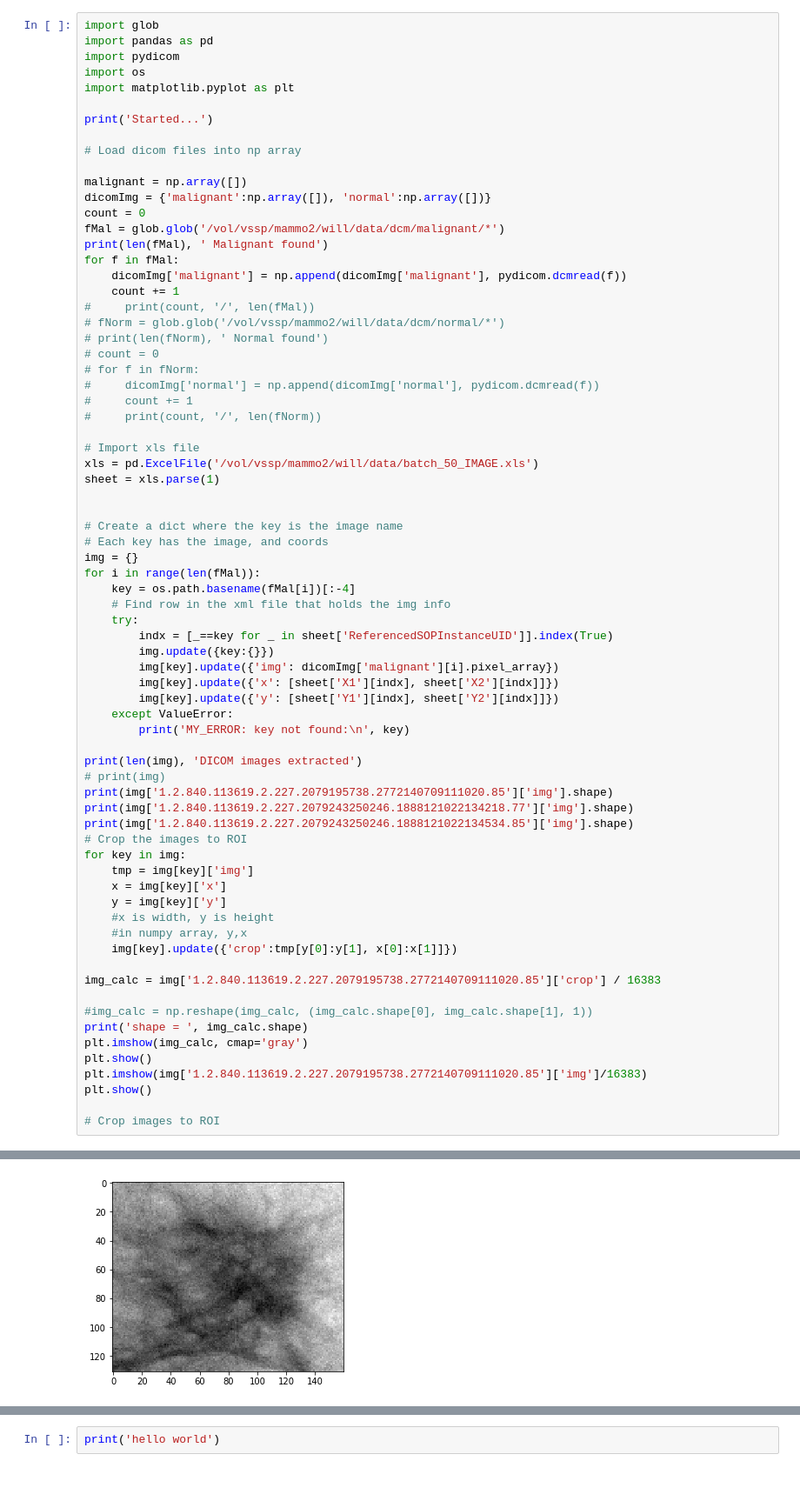
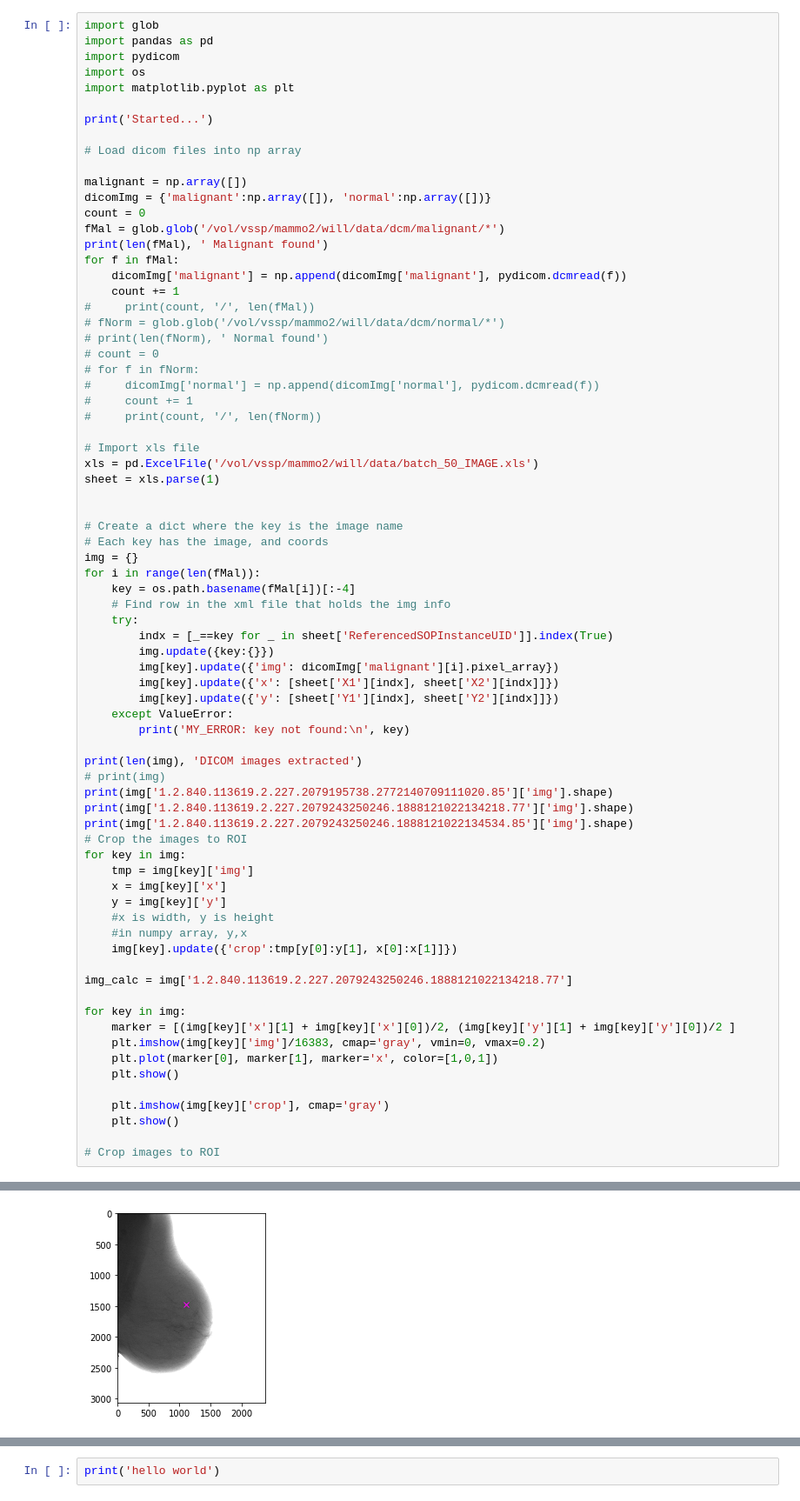
Before and after one commit to Big-Tree/cropDicomToROI, a Jupyter notebook: cropDicom.ipynb, the cells around one changed output, grey strips where cells are left out. Shown at 87% size. Saved outputs shown, nothing was run; the diff lists cells and outputs as text.

Commit message:
Mark cancer locations
Uses the ROI coords to mark the locations of the cancer and then shows
the ROI crop.

```diff
--- a/cropDicom.ipynb
+++ b/cropDicom.ipynb
@@ -60,14 +69,16 @@ for key in img:
     #in numpy array, y,x
     img[key].update({'crop':tmp[y[0]:y[1], x[0]:x[1]]})
 
-img_calc = img['1.2.840.113619.2.227.2079195738.2772140709111020.85']['crop'] / 16383
+img_calc = img['1.2.840.113619.2.227.2079243250246.1888121022134218.77']
 
-#img_calc = np.reshape(img_calc, (img_calc.shape[0], img_calc.shape[1], 1))
-print('shape = ', img_calc.shape)
-plt.imshow(img_calc, cmap='gray')
-plt.show()
-plt.imshow(img['1.2.840.113619.2.227.2079195738.2772140709111020.85']['img']/16383)
-plt.show()
+for key in img:
+    marker = [(img[key]['x'][1] + img[key]['x'][0])/2, (img[key]['y'][1] + img[key]['y'][0])/2 ]
+    plt.imshow(img[key]['img']/16383, cmap='gray', vmin=0, vmax=0.2)
+    plt.plot(marker[0], marker[1], marker='x', color=[1,0,1])
+    plt.show()
+
+    plt.imshow(img[key]['crop'], cmap='gray')
+    plt.show()
 
 # Crop images to ROI
 # %% [output]
@@ -83 +93 @@ shape =  (131, 160)
-[figure, old version]
+[figure, new version]
```
Also changed, not shown: parts of 3 cells of this notebook.
